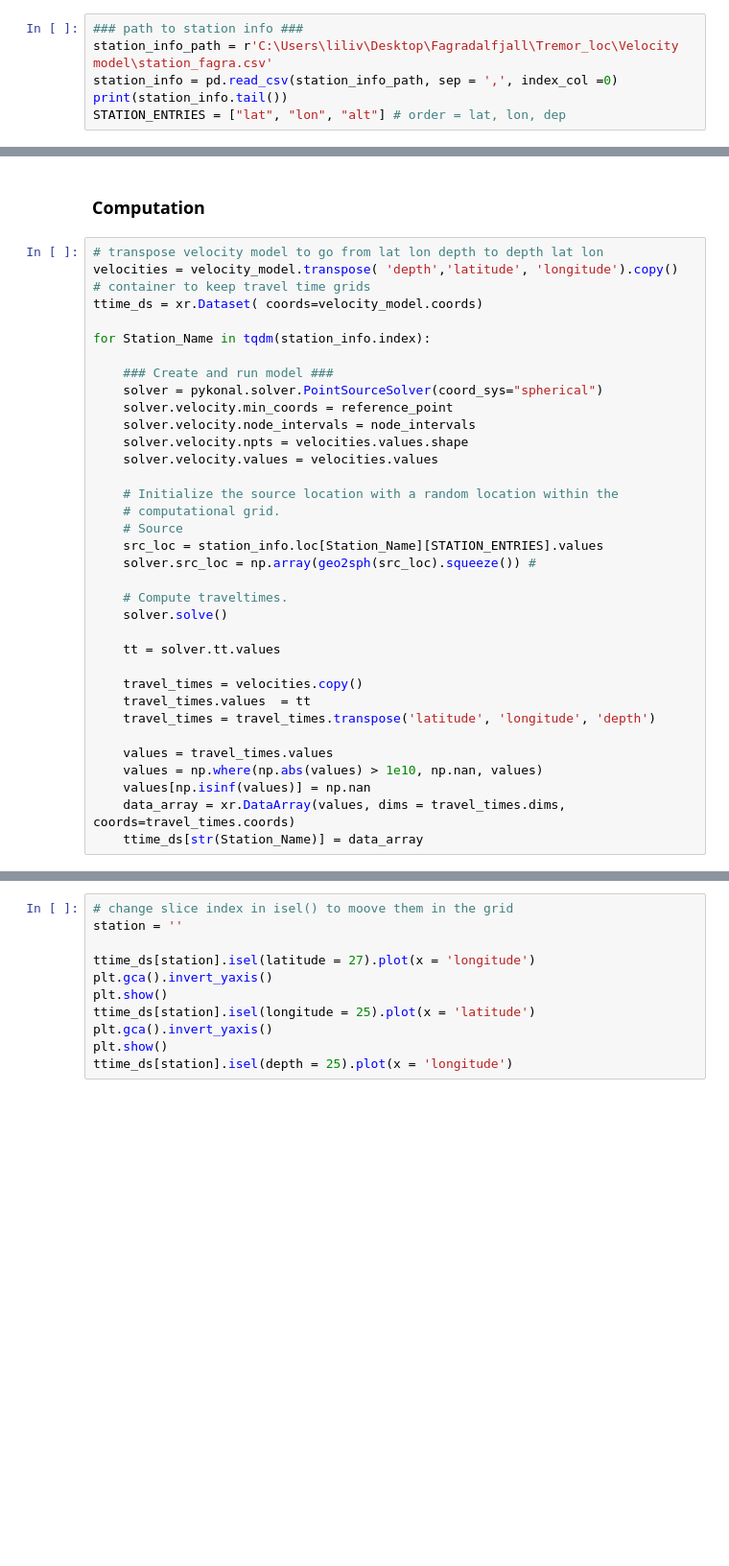
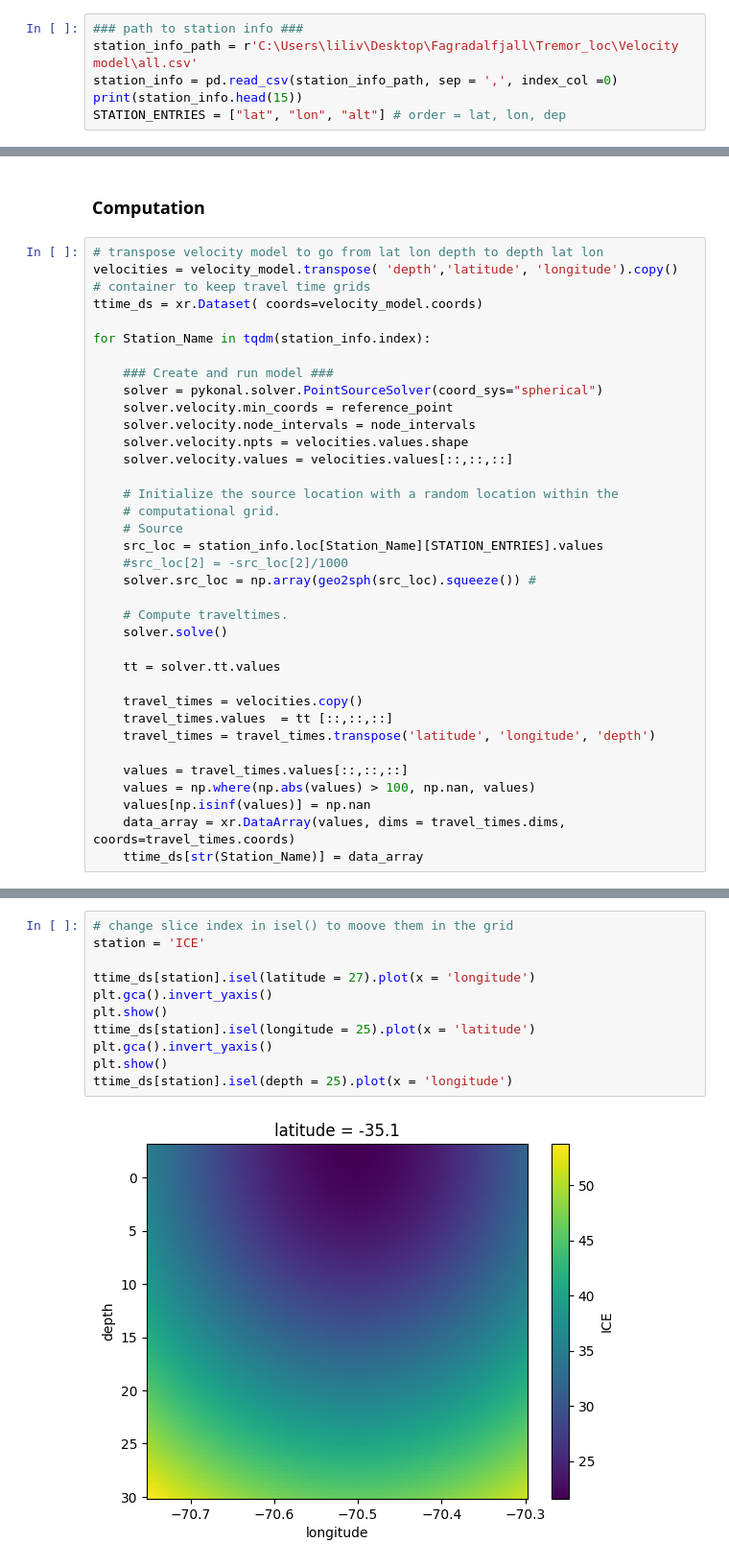
Before and after one commit to olfontai/DAS_sensitivity, a Jupyter notebook: Create_travel_time_grid.ipynb, the cells around one changed output, grey strips where cells are left out. Shown at 96% size. Drawn from its saved outputs; the diff is of its cells as text; blank space fills up the shorter version.

```diff
--- a/Create_travel_time_grid.ipynb
+++ b/Create_travel_time_grid.ipynb
@@ -217,6 +176,6 @@ The index of the pandas dataframe must be the station name (it will be used to n
 # %%
 ### path to station info ###
-station_info_path = r'C:\Users\liliv\Desktop\Fagradalfjall\Tremor_loc\Velocity model\station_fagra.csv'
+station_info_path = r'C:\Users\liliv\Desktop\Fagradalfjall\Tremor_loc\Velocity model\all.csv'
 station_info = pd.read_csv(station_info_path, sep = ',', index_col =0)
-print(station_info.tail())
+print(station_info.head(15))
 STATION_ENTRIES = ["lat", "lon", "alt"] # order = lat, lon, dep
@@ -277,12 +256,13 @@ for Station_Name in tqdm(station_info.index):
     solver.velocity.min_coords = reference_point
     solver.velocity.node_intervals = node_intervals
     solver.velocity.npts = velocities.values.shape
-    solver.velocity.values = velocities.values
+    solver.velocity.values = velocities.values[::,::,::]
 
     # Initialize the source location with a random location within the
     # computational grid.
     # Source
     src_loc = station_info.loc[Station_Name][STATION_ENTRIES].values
+    #src_loc[2] = -src_loc[2]/1000
     solver.src_loc = np.array(geo2sph(src_loc).squeeze()) #
 
     # Compute traveltimes.
@@ -291,11 +271,11 @@ for Station_Name in tqdm(station_info.index):
     tt = solver.tt.values
 
     travel_times = velocities.copy()
-    travel_times.values  = tt
+    travel_times.values  = tt [::,::,::]
     travel_times = travel_times.transpose('latitude', 'longitude', 'depth')
 
-    values = travel_times.values
-    values = np.where(np.abs(values) > 1e10, np.nan, values)
+    values = travel_times.values[::,::,::]
+    values = np.where(np.abs(values) > 100, np.nan, values)
     values[np.isinf(values)] = np.nan
     data_array = xr.DataArray(values, dims = travel_times.dims, coords=travel_times.coords)
     ttime_ds[str(Station_Name)] = data_array
@@ -304,11 +284,13 @@ for Station_Name in tqdm(station_info.index):
 # %%
 # change slice index in isel() to moove them in the grid
-station = ''
+station = 'ICE'
 
 ttime_ds[station].isel(latitude = 27).plot(x = 'longitude')
 plt.gca().invert_yaxis()
 plt.show()
 ttime_ds[station].isel(longitude = 25).plot(x = 'latitude')
 plt.gca().invert_yaxis()
 plt.show()
 ttime_ds[station].isel(depth = 25).plot(x = 'longitude')
+# %% [output]
+[figure, added]
```
Also changed, not shown: parts of 36 cells of this notebook, 7 other files.
